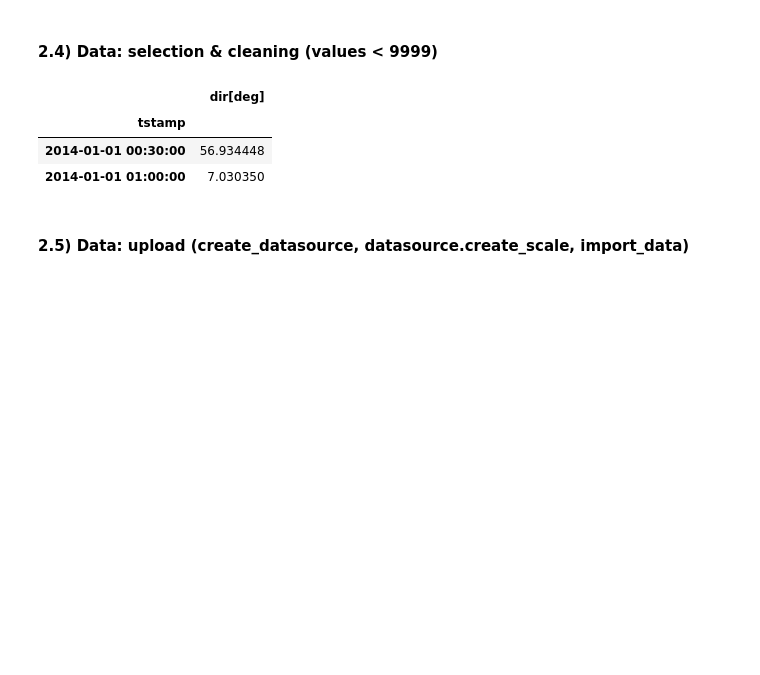
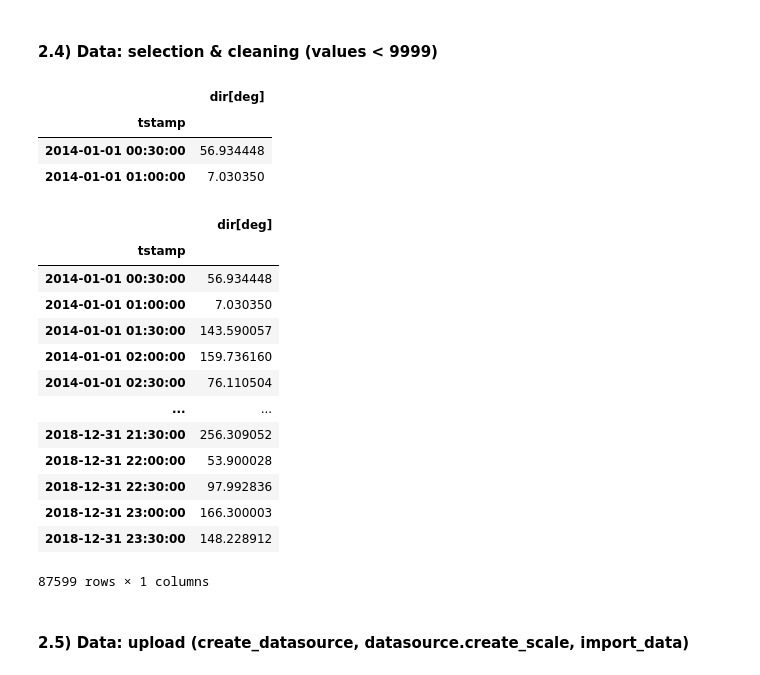
Before and after one commit to VForWaTer/scripts, a Jupyter notebook: eddy/uploading_eddy.ipynb, the cells around one changed output. Saved outputs shown, nothing was run; the diff lists cells and outputs as text; code cells hidden in the pictures; blank space fills up the shorter version.

```diff
--- a/eddy/uploading_eddy.ipynb
+++ b/eddy/uploading_eddy.ipynb
@@ -40,32 +43,33 @@ df_colnames = list(header.columns)
 
 # read data files, insert rows between yearly datasets, concat and drop the last column (dat csv lines ending with a comma)
 dat2014 = pd.read_csv('data/Fendt/Fendt_TK2_result_2014.csv', header=None)
-append2014 = dat2014.iloc[-1,:].copy()
+append2014 = dat2014.tail(1).copy()
 append2014[[0,1,47]] = ['31.12.2014 23:30', '01.01.2015 00:00', '31.12.2014 23:45']
 append2014[2:46] = np.nan
 append2014[48:-1] = np.nan
-dat2014 = dat2014.append(append2014, ignore_index=True)
+dat2014 = pd.concat([dat2014, append2014], axis=0, ignore_index=True)
 
 dat2015 = pd.read_csv('data/Fendt/Fendt_TK2_result_2015.csv', header=None)
 append2015 = append2014.copy()
 append2015[[0,1,47]] = ['31.12.2015 23:30', '01.01.2016 00:00', '31.12.2015 23:45']
-dat2015 = dat2015.append(append2015, ignore_index=True)
+dat2015 = pd.concat([dat2015, append2015], axis=0, ignore_index=True)
 
 dat2016 = pd.read_csv('data/Fendt/Fendt_TK2_result_2016.csv', header=None)
 append2016 = append2014.copy()
 append2016[[0,1,47]] = ['31.12.2016 23:30', '01.01.2017 00:00', '31.12.2016 23:45']
-dat2016 = dat2016.append(append2016, ignore_index=True)
+dat2016 = pd.concat([dat2016, append2016], axis=0, ignore_index=True)
 
 dat2017 = pd.read_csv('data/Fendt/Fendt_TK2_result_2017.csv', header=None)
 append2017 = append2014.copy()
 append2017[[0,1,47]] = ['31.12.2017 23:30', '01.01.2018 00:00', '31.12.2017 23:45']
-dat2017 = dat2017.append(append2017, ignore_index=True)
+dat2017 = pd.concat([dat2017, append2017], axis=0, ignore_index=True)
 
 dat2018 = pd.read_csv('data/Fendt/Fendt_TK2_result_2018.csv', header=None)
 insert2018 = append2014.copy()
-insert2018[[0,1,47]] = ['28.02.2018 23:30', '01.03.2018 00:00', '28.02.2087 23:45']
-insert2018 = pd.DataFrame([insert2018], index = [2830.5])
-dat2018 = dat2018.append(insert2018, ignore_index=False)
+insert2018[[0,1,47]] = ['28.02.2018 23:30', '01.03.2018 00:00', '28.02.2018 23:45']
+insert2018.index = [2832]
+dat2018 = pd.concat([dat2018.iloc[:2831], insert2018, dat2018.iloc[2831:]], axis=0).reset_index(drop=True)
+
 dat2018 = dat2018.sort_index().reset_index(drop=True)
 
 
@@ -422,6 +429,29 @@ data.head(2)
 | tstamp |  |
 | 2014-01-01 00:30:00 | 56.934448 |
 | 2014-01-01 01:00:00 | 7.030350 |
+# %%
+data = dat.iloc[:, [1,35]].copy()
+
+# data formatting
+data.columns.values[0] = 'tstamp'
+data['tstamp'] = pd.to_datetime(data.loc[:,'tstamp'], format='%d.%m.%Y %H:%M')
+data.set_index('tstamp', inplace=True)
+data
+# %% [output]
+|  | dir[deg] |
+| tstamp |  |
+| 2014-01-01 00:30:00 | 56.934448 |
+| 2014-01-01 01:00:00 | 7.030350 |
+| 2014-01-01 01:30:00 | 143.590057 |
+| 2014-01-01 02:00:00 | 159.736160 |
+| 2014-01-01 02:30:00 | 76.110504 |
+| ... | ... |
+| 2018-12-31 21:30:00 | 256.309052 |
+| 2018-12-31 22:00:00 | 53.900028 |
+| 2018-12-31 22:30:00 | 97.992836 |
+| 2018-12-31 23:00:00 | 166.300003 |
+| 2018-12-31 23:30:00 | 148.228912 |
+87599 rows × 1 columns
 # %% [markdown]
 #### 2.5) Data: upload (create_datasource, datasource.create_scale, import_data)
 # %%
```
Also changed, not shown: parts of 36 cells of this notebook.
